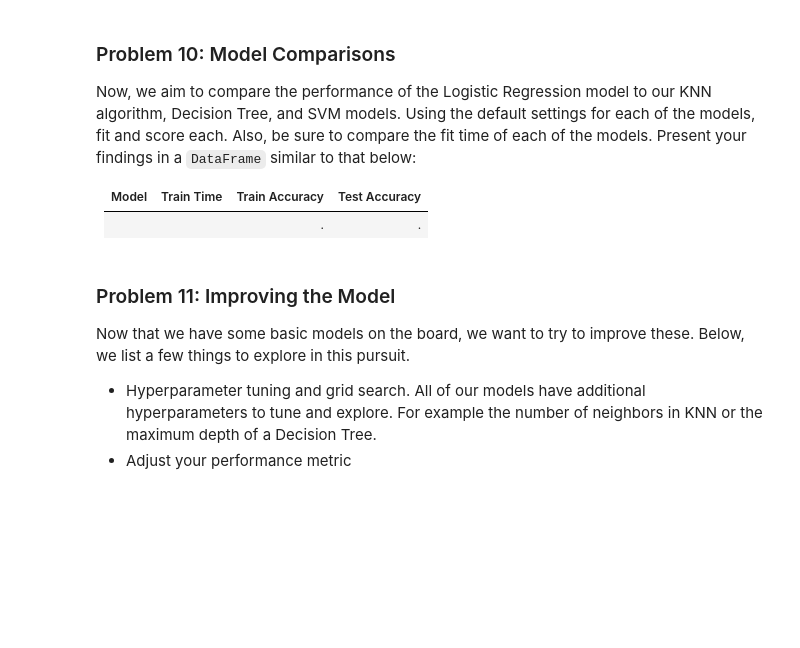
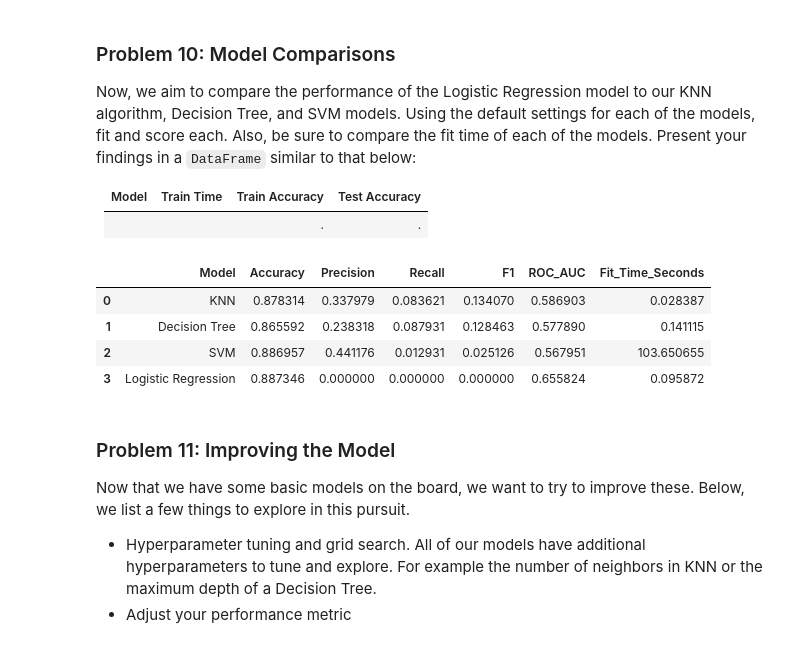
Before and after one commit to RT-Prog/ML_Learn_1, a Jupyter notebook: BankMarketingCampaign/prompt_III.ipynb, the cells around one changed output. Saved outputs shown, nothing was run; the diff lists cells and outputs as text; code cells hidden in the pictures; blank space fills up the shorter version.

Commit message:
Base models trained across LR, DT, KNN and SVM

```diff
--- a/BankMarketingCampaign/prompt_III.ipynb
+++ b/BankMarketingCampaign/prompt_III.ipynb
@@ -306,3 +343,37 @@ Now, we aim to compare the performance of the Logistic Regression model to our K
+# %%
+results = []
+
+for name, model in models.items():
+    start_time = time.time()
+    model.fit(X_train, y_train)
+    fit_time = time.time() - start_time
+
+    y_pred = model.predict(X_test)
+    y_proba = model.predict_proba(X_test)[:, 1]
+
+    results.append({
+        "Model": name,
+        "Accuracy": accuracy_score(y_test, y_pred),
+        "Precision": precision_score(y_test, y_pred, zero_division=0),
+        "Recall": recall_score(y_test, y_pred, zero_division=0),
+        "F1": f1_score(y_test, y_pred, zero_division=0),
+        "ROC_AUC": roc_auc_score(y_test, y_proba),
+        "Fit_Time_Seconds": fit_time
+    })
+# %%
+model_comparison = (
+    pd.DataFrame(results)
+    .sort_values(by="F1", ascending=False)
+    .reset_index(drop=True)
+)
+
+model_comparison
+# %% [output]
+|  | Model | Accuracy | Precision | Recall | F1 | ROC_AUC | Fit_Time_Seconds |
+| 0 | KNN | 0.878314 | 0.337979 | 0.083621 | 0.134070 | 0.586903 | 0.028387 |
+| 1 | Decision Tree | 0.865592 | 0.238318 | 0.087931 | 0.128463 | 0.577890 | 0.141115 |
+| 2 | SVM | 0.886957 | 0.441176 | 0.012931 | 0.025126 | 0.567951 | 103.650655 |
+| 3 | Logistic Regression | 0.887346 | 0.000000 | 0.000000 | 0.000000 | 0.655824 | 0.095872 |
 # %% [markdown]
 ### Problem 11: Improving the Model
 
```
Also changed, not shown: parts of 1 cell of this notebook.
